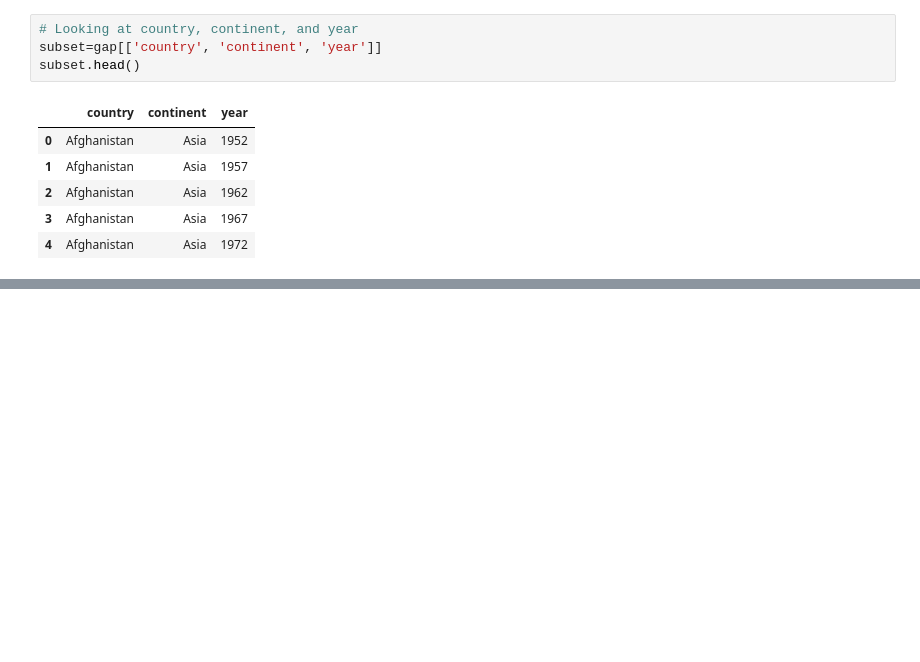
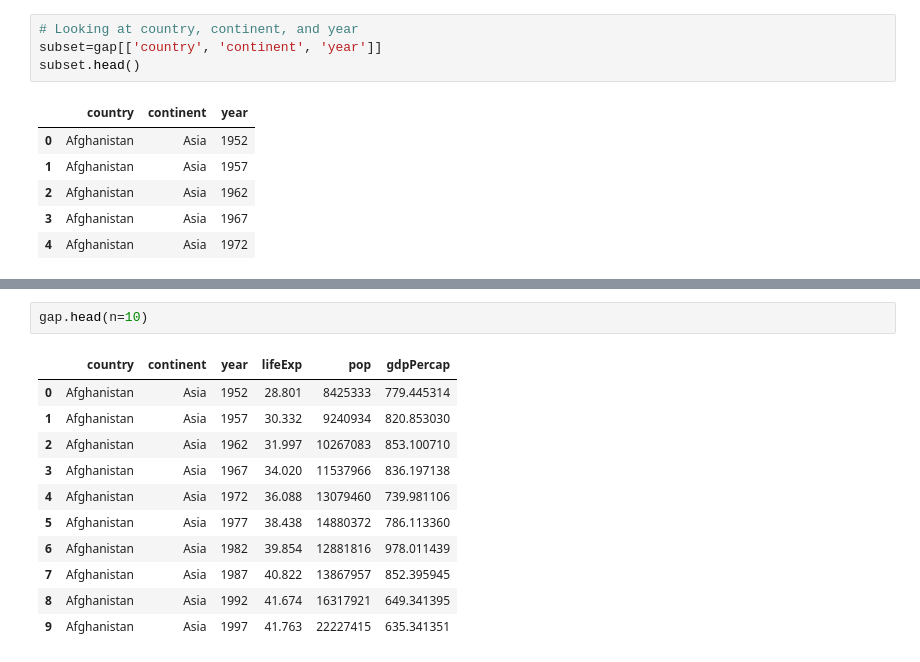
Before and after one commit to bismarkstoney/Pandas-Learning, a Jupyter notebook: Chapter1.ipynb, the cells around one changed output, grey strips where cells are left out. Saved outputs shown, nothing was run; the diff lists cells and outputs as text; blank space fills up the shorter version.

```diff
--- a/Chapter1.ipynb
+++ b/Chapter1.ipynb
@@ -86,0 +275,14 @@ subset.head()
+# %%
+gap.head(n=10)
+# %% [output]
+|  | country | continent | year | lifeExp | pop | gdpPercap |
+| 0 | Afghanistan | Asia | 1952 | 28.801 | 8425333 | 779.445314 |
+| 1 | Afghanistan | Asia | 1957 | 30.332 | 9240934 | 820.853030 |
+| 2 | Afghanistan | Asia | 1962 | 31.997 | 10267083 | 853.100710 |
+| 3 | Afghanistan | Asia | 1967 | 34.020 | 11537966 | 836.197138 |
+| 4 | Afghanistan | Asia | 1972 | 36.088 | 13079460 | 739.981106 |
+| 5 | Afghanistan | Asia | 1977 | 38.438 | 14880372 | 786.113360 |
+| 6 | Afghanistan | Asia | 1982 | 39.854 | 12881816 | 978.011439 |
+| 7 | Afghanistan | Asia | 1987 | 40.822 | 13867957 | 852.395945 |
+| 8 | Afghanistan | Asia | 1992 | 41.674 | 16317921 | 649.341395 |
+| 9 | Afghanistan | Asia | 1997 | 41.763 | 22227415 | 635.341351 |
```
Also changed, not shown: parts of 39 cells of this notebook.
